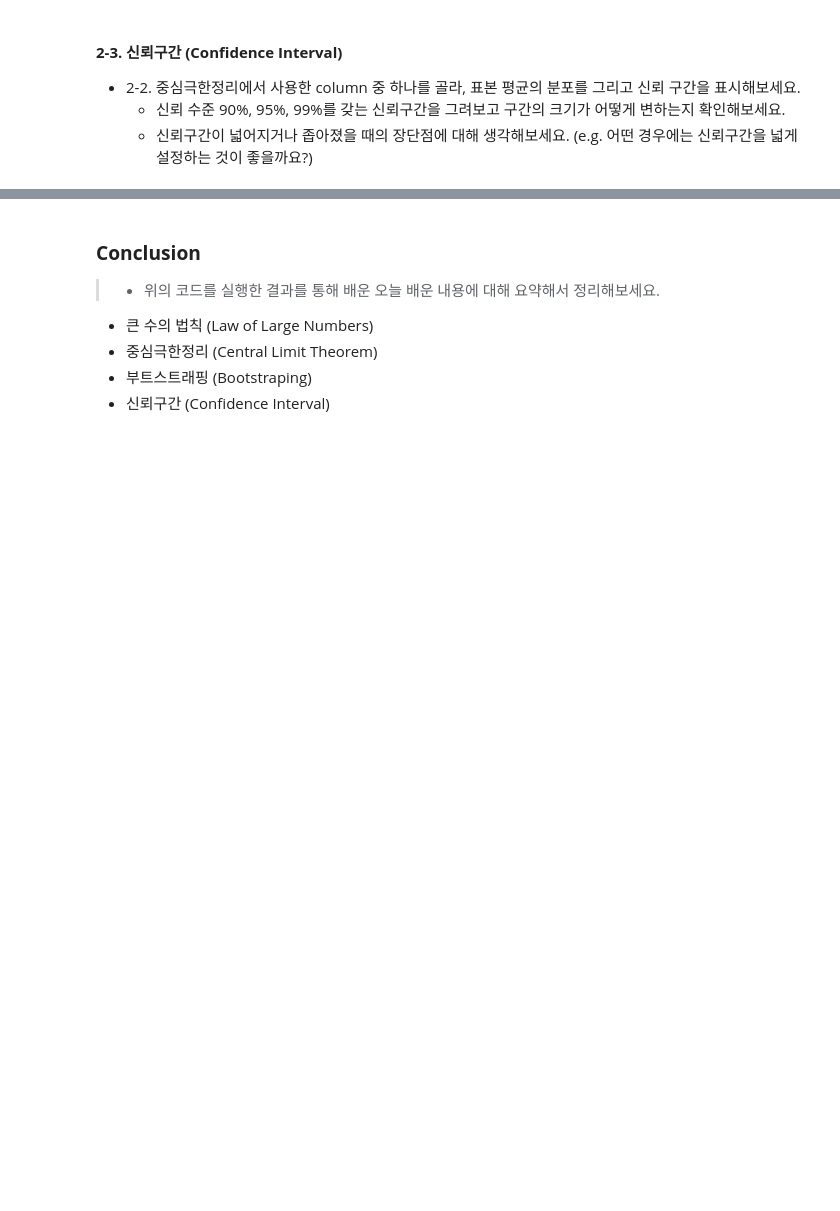
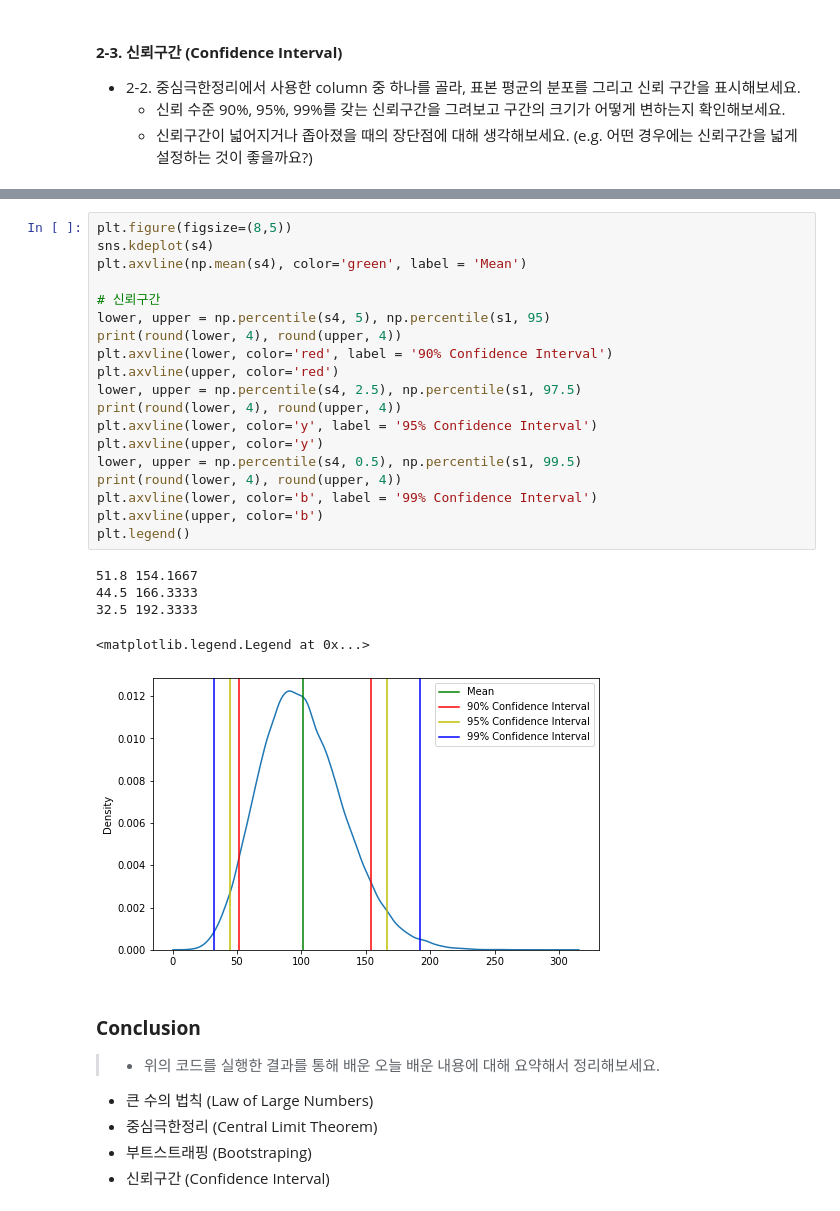
Before and after one commit to Ryu4824/code-states, a Jupyter notebook: Sprint2_Mini_Project_(1조).ipynb, the cells around one changed output, grey strips where cells are left out. Cells and saved outputs as stored; diff of their text form; blank space fills up the shorter version.

```diff
--- a/Sprint2_Mini_Project_(1조).ipynb
+++ b/Sprint2_Mini_Project_(1조).ipynb
@@ -279,3 +363,28 @@ hotel
+# %%
+plt.figure(figsize=(8,5))
+sns.kdeplot(s4)
+plt.axvline(np.mean(s4), color='green', label = 'Mean')
+
+# 신뢰구간
+lower, upper = np.percentile(s4, 5), np.percentile(s1, 95)
+print(round(lower, 4), round(upper, 4))
+plt.axvline(lower, color='red', label = '90% Confidence Interval')
+plt.axvline(upper, color='red')
+lower, upper = np.percentile(s4, 2.5), np.percentile(s1, 97.5)
+print(round(lower, 4), round(upper, 4))
+plt.axvline(lower, color='y', label = '95% Confidence Interval')
+plt.axvline(upper, color='y')
+lower, upper = np.percentile(s4, 0.5), np.percentile(s1, 99.5)
+print(round(lower, 4), round(upper, 4))
+plt.axvline(lower, color='b', label = '99% Confidence Interval')
+plt.axvline(upper, color='b')
+plt.legend()
+# %% [output]
+51.8 154.1667
+44.5 166.3333
+32.5 192.3333
+<matplotlib.legend.Legend at 0x...>
+[figure, added]
 # %% [markdown]
 ### **Conclusion**
 > * 위의 코드를 실행한 결과를 통해 배운 오늘 배운 내용에 대해 요약해서 정리해보세요.
```
Also changed, not shown: parts of 18 cells of this notebook.
